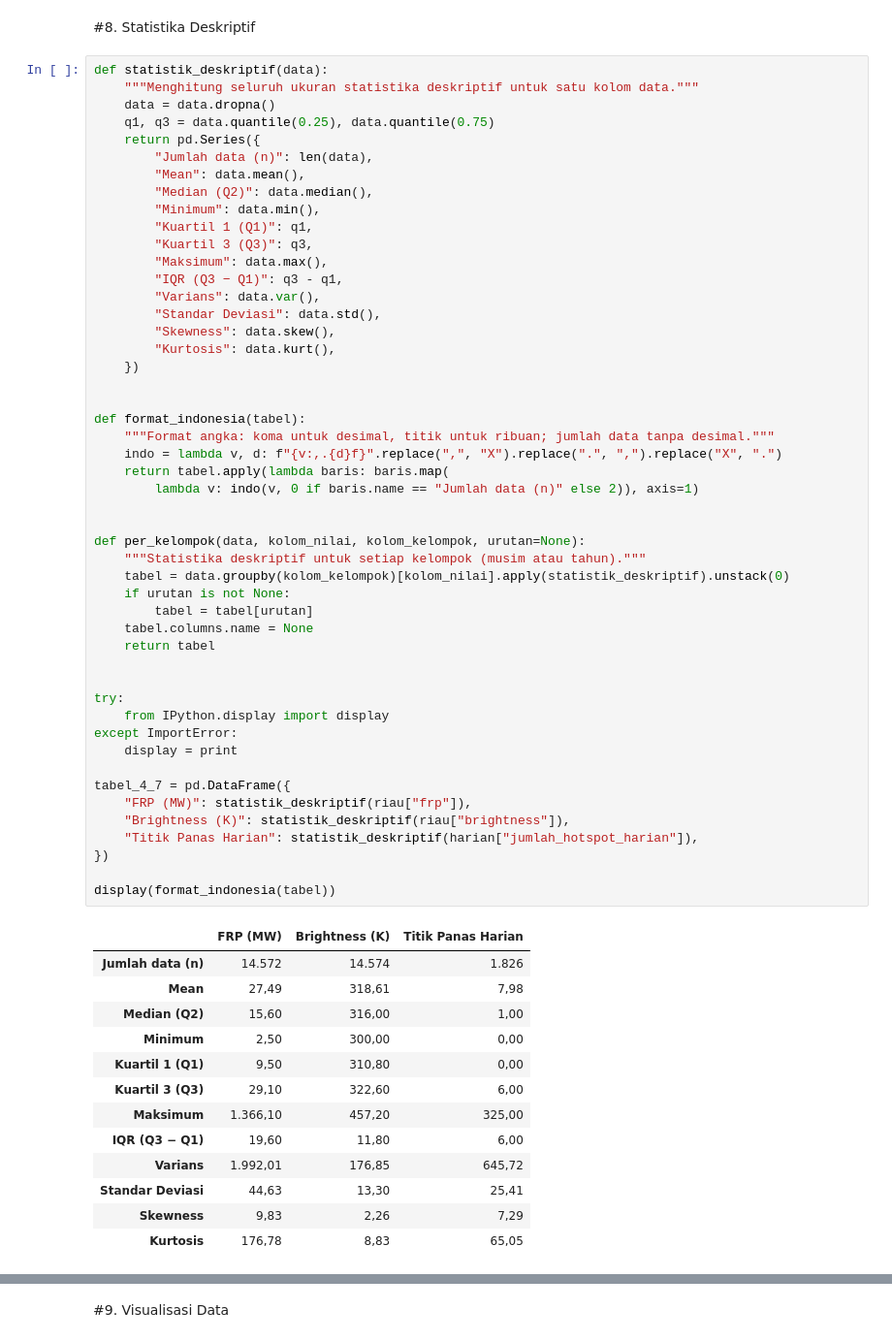
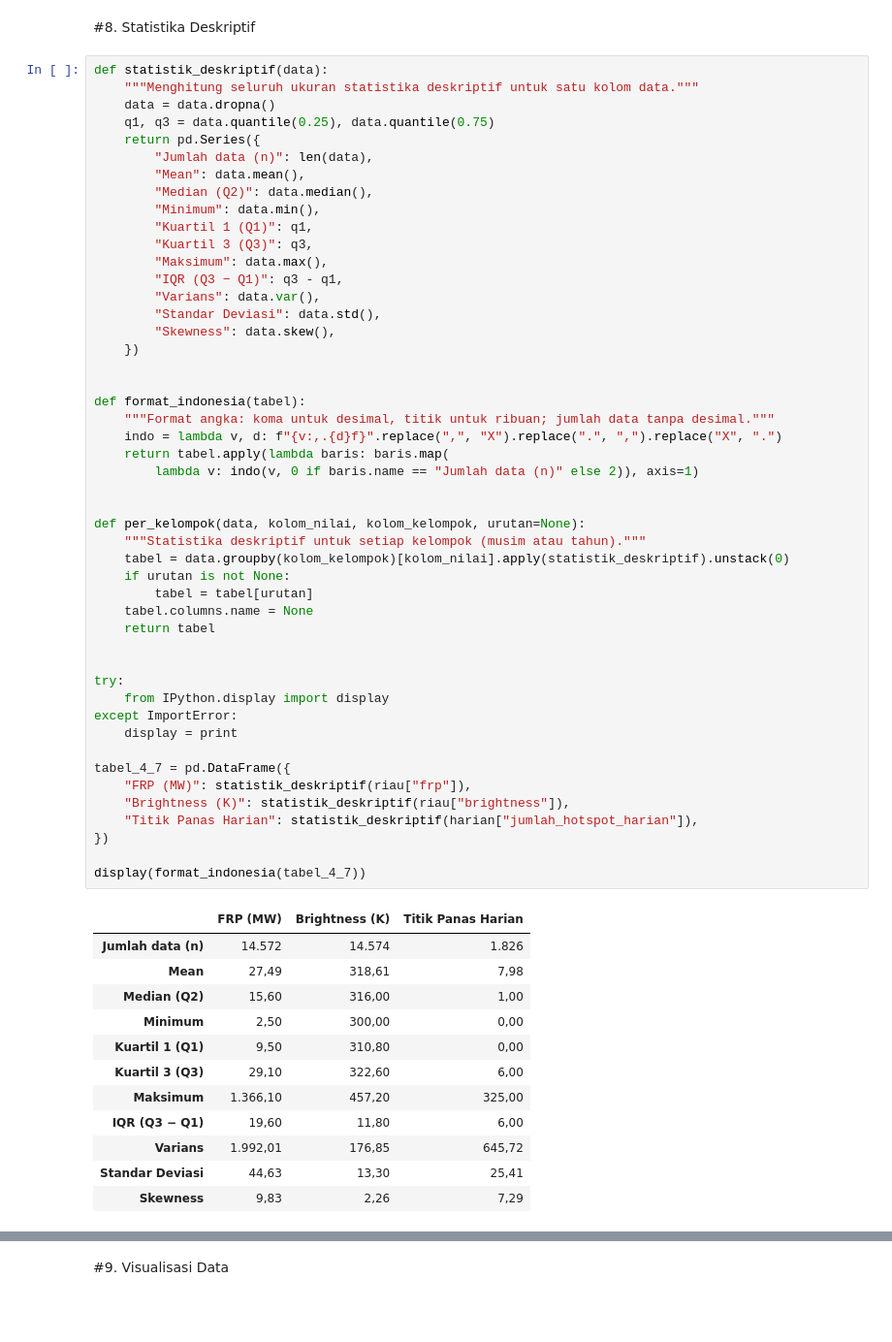
Before and after one commit to AbiyyuNauval/Kelompok05_Probabilistik-dan-Statistika, a Jupyter notebook: Projek_Probabilistik_dan_Statistika_Kelompok_05_3_TI_A.ipynb, the cells around one changed output, grey strips where cells are left out. Shown at 97% size. Saved outputs shown, nothing was run; the diff lists cells and outputs as text; blank space fills up the shorter version.

```diff
--- a/Projek_Probabilistik_dan_Statistika_Kelompok_05_3_TI_A.ipynb
+++ b/Projek_Probabilistik_dan_Statistika_Kelompok_05_3_TI_A.ipynb
@@ -333,7 +333,6 @@ def statistik_deskriptif(data):
         "Varians": data.var(),
         "Standar Deviasi": data.std(),
         "Skewness": data.skew(),
-        "Kurtosis": data.kurt(),
     })
 
 
@@ -350,35 +349,34 @@ def per_kelompok(data, kolom_nilai, kolom_kelompok, urutan=None):
     if urutan is not None:
         tabel = tabel[urutan]
     tabel.columns.name = None
     return tabel
 
 
 try:
     from IPython.display import display
 except ImportError:
     display = print
 
 tabel_4_7 = pd.DataFrame({
     "FRP (MW)": statistik_deskriptif(riau["frp"]),
     "Brightness (K)": statistik_deskriptif(riau["brightness"]),
     "Titik Panas Harian": statistik_deskriptif(harian["jumlah_hotspot_harian"]),
 })
 
-display(format_indonesia(tabel))
+display(format_indonesia(tabel_4_7))
 # %% [output]
 |  | FRP (MW) | Brightness (K) | Titik Panas Harian |
 | Jumlah data (n) | 14.572 | 14.574 | 1.826 |
 | Mean | 27,49 | 318,61 | 7,98 |
 | Median (Q2) | 15,60 | 316,00 | 1,00 |
 | Minimum | 2,50 | 300,00 | 0,00 |
 | Kuartil 1 (Q1) | 9,50 | 310,80 | 0,00 |
 | Kuartil 3 (Q3) | 29,10 | 322,60 | 6,00 |
 | Maksimum | 1.366,10 | 457,20 | 325,00 |
 | IQR (Q3 − Q1) | 19,60 | 11,80 | 6,00 |
 | Varians | 1.992,01 | 176,85 | 645,72 |
 | Standar Deviasi | 44,63 | 13,30 | 25,41 |
 | Skewness | 9,83 | 2,26 | 7,29 |
-| Kurtosis | 176,78 | 8,83 | 65,05 |
 # %%
 def ringkasan_kelompok(data, kolom_nilai, kolom_kelompok, urutan=None):
     """Statistik deskriptif per kelompok, disusun seperti Tabel 4.7 (statistik sebagai baris)."""
```
Also changed, not shown: parts of 7 cells of this notebook.
